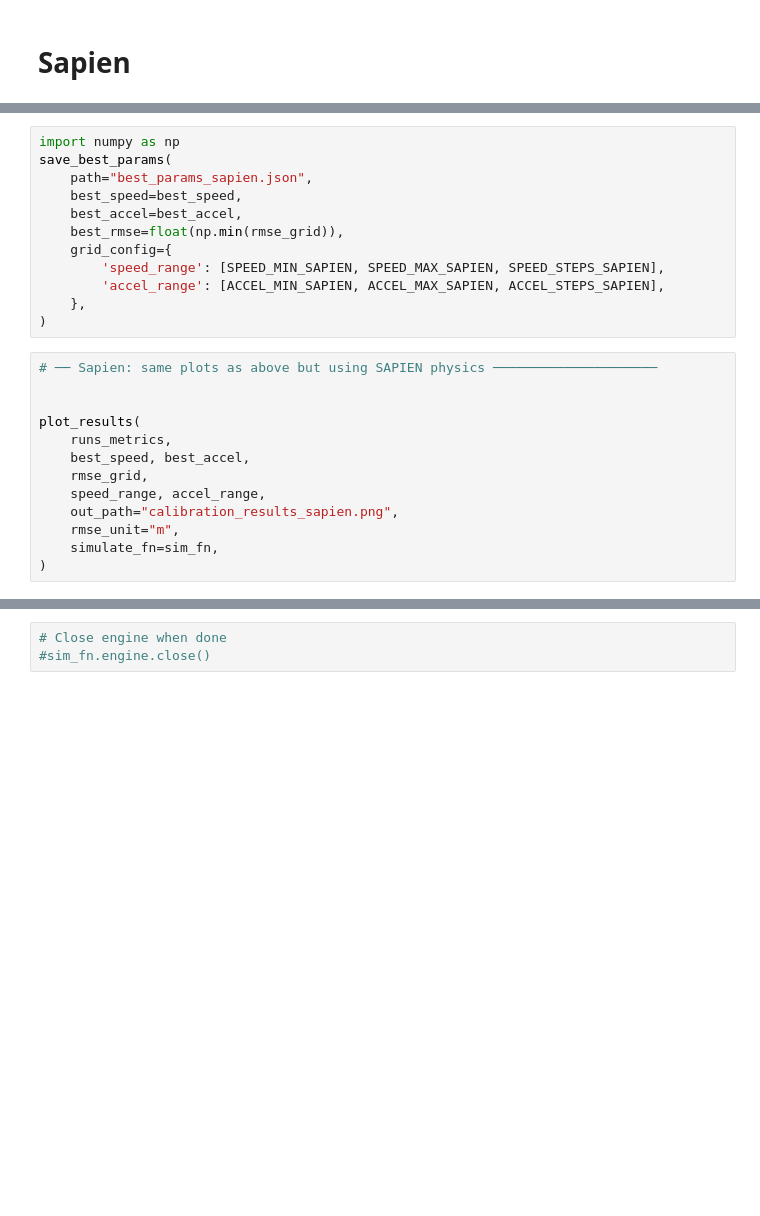
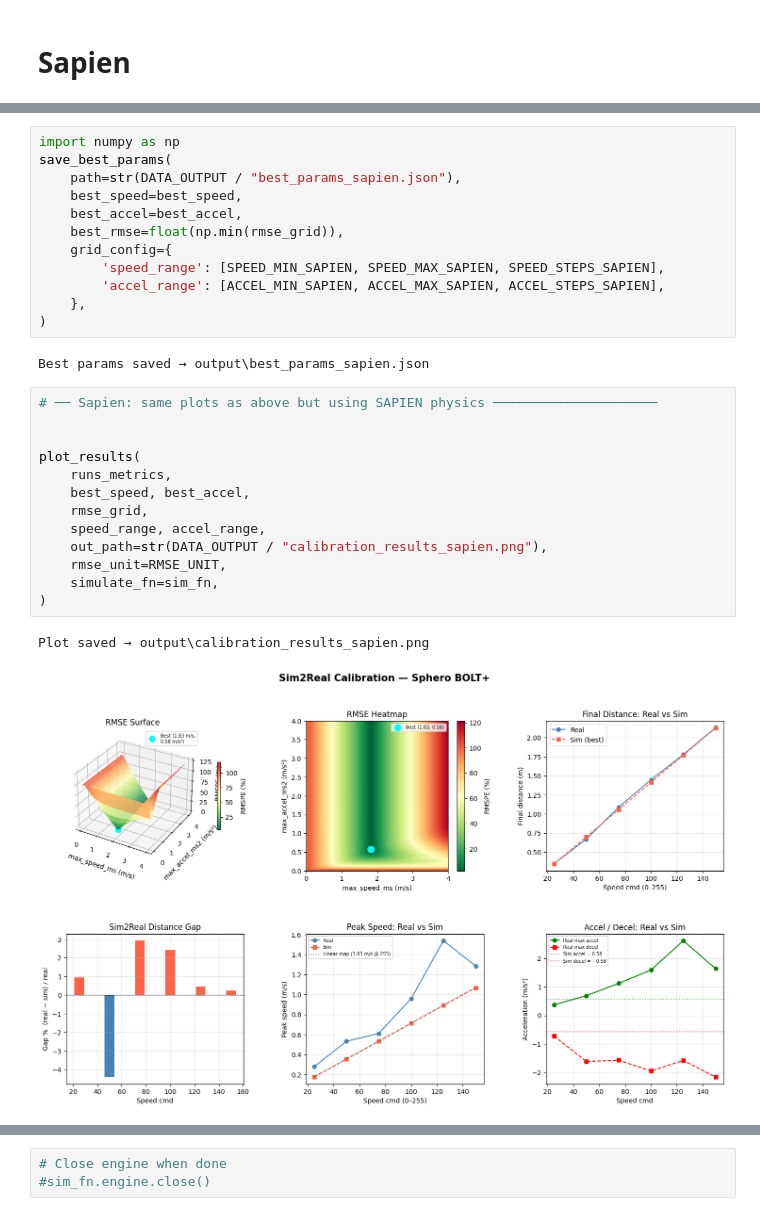
Before and after one commit to neribia/ReLOOP_RLive, a Jupyter notebook: notebooks/graphs/physic_sim2real.ipynb, the cells around one changed output, grey strips where cells are left out. Drawn from its saved outputs; the diff is of its cells as text; blank space fills up the shorter version.

```diff
--- a/notebooks/graphs/physic_sim2real.ipynb
+++ b/notebooks/graphs/physic_sim2real.ipynb
@@ -190,7 +279,7 @@ print_metrics_table_with_sim(runs_metrics, best_speed, best_accel, simulate_fn=s
 # %%
 import numpy as np
 save_best_params(
-    path="best_params_sapien.json",
+    path=str(DATA_OUTPUT / "best_params_sapien.json"),
     best_speed=best_speed,
     best_accel=best_accel,
     best_rmse=float(np.min(rmse_grid)),
@@ -199,19 +288,24 @@ save_best_params(
         'accel_range': [ACCEL_MIN_SAPIEN, ACCEL_MAX_SAPIEN, ACCEL_STEPS_SAPIEN],
     },
 )
+# %% [output]
+Best params saved → output\best_params_sapien.json
 # %%
 # ── Sapien: same plots as above but using SAPIEN physics ─────────────────────
 
 
 plot_results(
     runs_metrics,
     best_speed, best_accel,
     rmse_grid,
     speed_range, accel_range,
-    out_path="calibration_results_sapien.png",
-    rmse_unit="m",
+    out_path=str(DATA_OUTPUT / "calibration_results_sapien.png"),
+    rmse_unit=RMSE_UNIT,
     simulate_fn=sim_fn,
 )
+# %% [output]
+Plot saved → output\calibration_results_sapien.png
+[figure, added]
 # %%
 SELECTED_SPEED = 75
 plot_single_speed_with_sim(SELECTED_SPEED, runs_df, best_speed, best_accel, simulate_fn=sim_fn)
```
Also changed, not shown: parts of 19 cells of this notebook, 8 other files.
